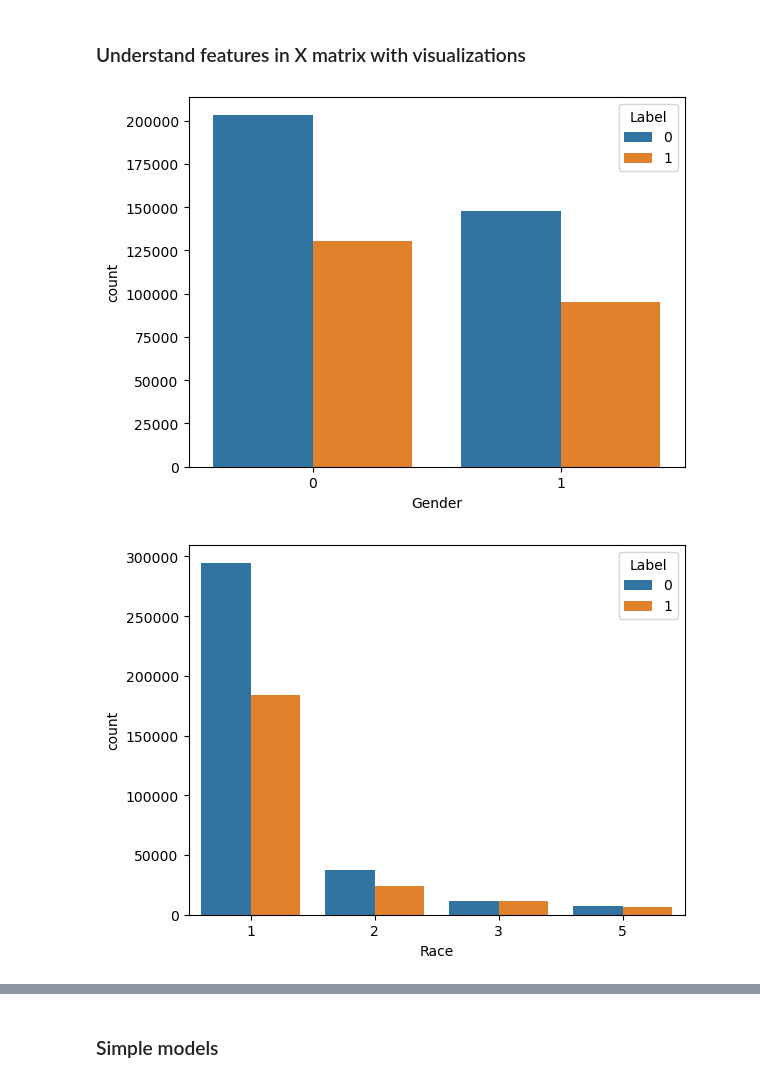
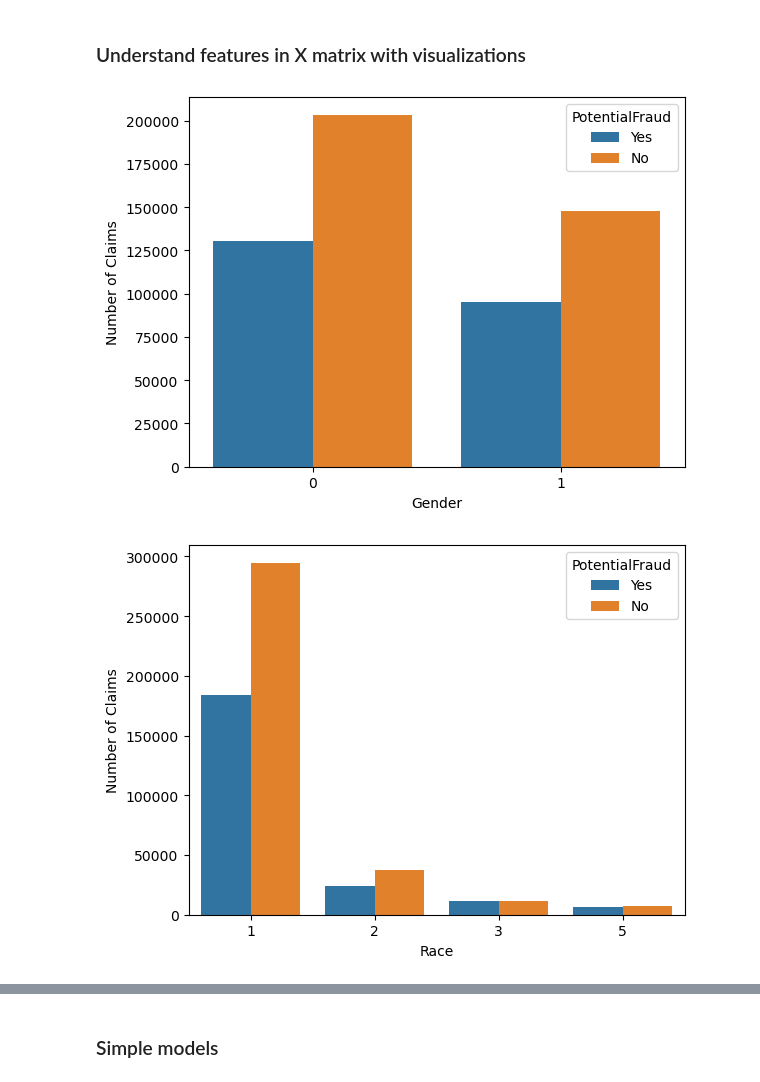
Before and after one commit to ingridchien/medical-provider-fraud-detection, a Jupyter notebook: Analysis.ipynb, the cells around one changed output, grey strips where cells are left out. Drawn from its saved outputs; the diff is of its cells as text; code cells hidden in the pictures.

```diff
--- a/Analysis.ipynb
+++ b/Analysis.ipynb
@@ -493,13 +511,17 @@ X.head()
 # %% [markdown]
 ### Understand features in X matrix with visualizations
 # %%
-sns.countplot(x='Gender', hue='Label', data=df_full);
+sns.countplot(x='Gender', hue='PotentialFraud', data=df_full);
+plt.ylabel('Number of Claims');
 plt.show()
-sns.countplot(x='Race', hue='Label', data=df_full);
+sns.countplot(x='Race', hue='PotentialFraud', data=df_full);
+plt.ylabel('Number of Claims');
 plt.show()
-sns.countplot(x='ChronicCond_stroke', hue='Label', data=df_full);
+sns.countplot(x='ChronicCond_stroke', hue='PotentialFraud', data=df_full);
+plt.ylabel('Number of Claims');
 plt.show()
-sns.countplot(x='Outpatient', hue='Label', data=df_full);
+sns.countplot(x='Outpatient', hue='PotentialFraud', data=df_full);
+plt.ylabel('Number of Claims');
 # %% [output]
-[figure, old version]
+[figure, new version]
-[figure, old version]
+[figure, new version]
```
Also changed, not shown: parts of 21 cells of this notebook.
